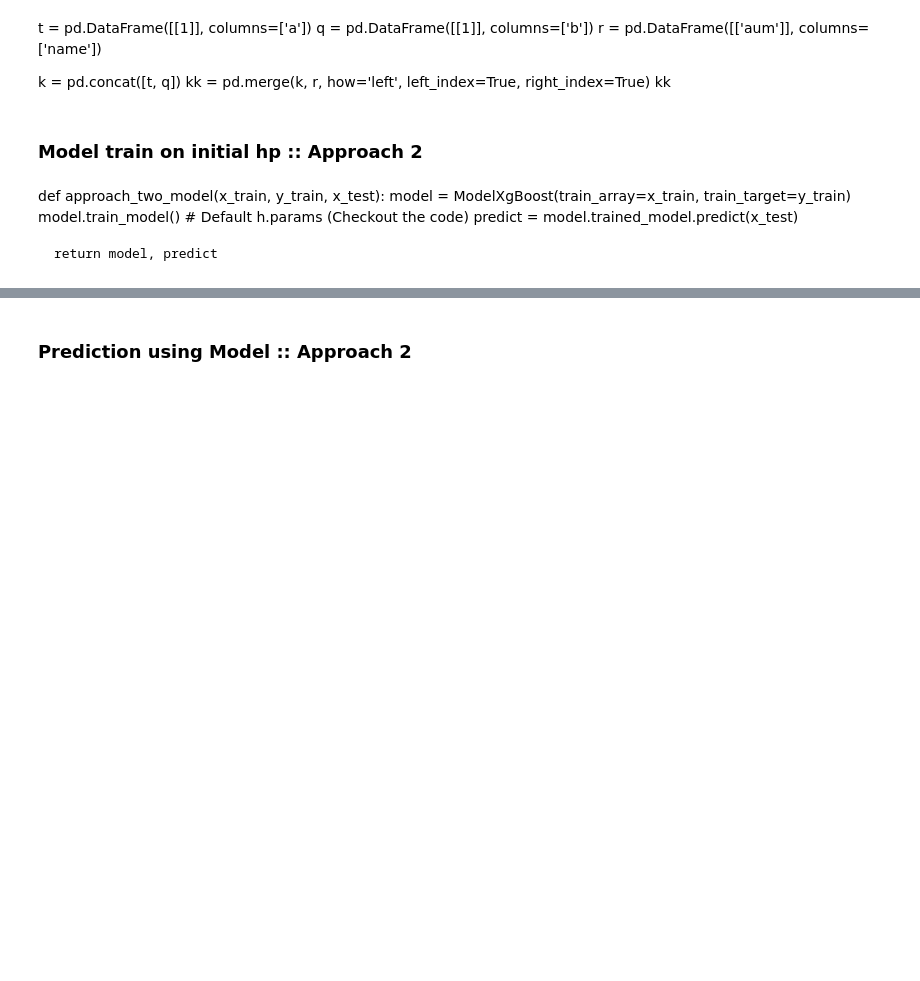
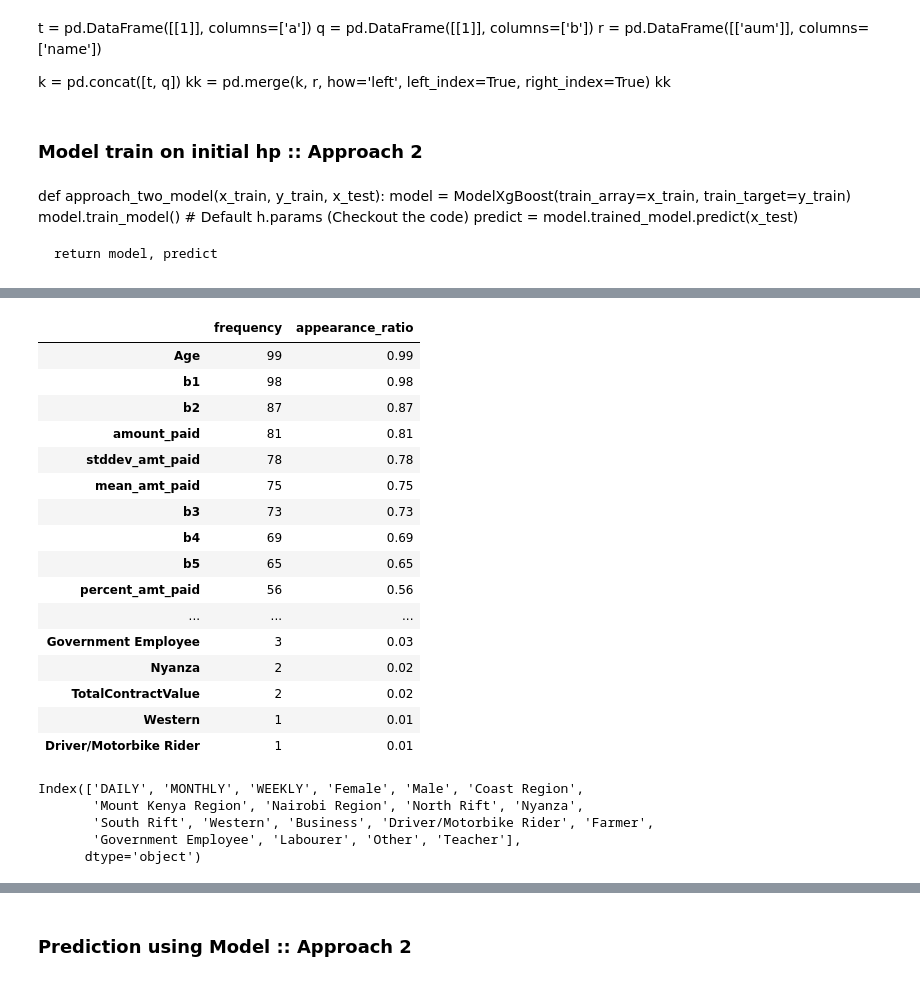
Before and after one commit to AumPandya95/zindi_paygo, a Jupyter notebook: notebooks/models/xgboost_model_approach_2.ipynb, the cells around one changed output, grey strips where cells are left out. Cells and saved outputs as stored; diff of their text form; code cells hidden in the pictures; blank space fills up the shorter version.

```diff
--- a/notebooks/models/xgboost_model_approach_2.ipynb
+++ b/notebooks/models/xgboost_model_approach_2.ipynb
@@ -224,0 +233,28 @@ important_features_df = get_important_feature_scores(feature_corpus=f_i_features
+# %%
+important_features_df
+# %% [output]
+|  | frequency | appearance_ratio |
+| Age | 99 | 0.99 |
+| b1 | 98 | 0.98 |
+| b2 | 87 | 0.87 |
+| amount_paid | 81 | 0.81 |
+| stddev_amt_paid | 78 | 0.78 |
+| mean_amt_paid | 75 | 0.75 |
+| b3 | 73 | 0.73 |
+| b4 | 69 | 0.69 |
+| b5 | 65 | 0.65 |
+| percent_amt_paid | 56 | 0.56 |
+| ... | ... | ... |
+| Government Employee | 3 | 0.03 |
+| Nyanza | 2 | 0.02 |
+| TotalContractValue | 2 | 0.02 |
+| Western | 1 | 0.01 |
+| Driver/Motorbike Rider | 1 | 0.01 |
+# %%
+og_frame, encoded_train, encoder_model = encode_and_drop(train_data, "train", None)
+# %% [output]
+Index(['DAILY', 'MONTHLY', 'WEEKLY', 'Female', 'Male', 'Coast Region',
+       'Mount Kenya Region', 'Nairobi Region', 'North Rift', 'Nyanza',
+       'South Rift', 'Western', 'Business', 'Driver/Motorbike Rider', 'Farmer',
+       'Government Employee', 'Labourer', 'Other', 'Teacher'],
+      dtype='object')
```
Also changed, not shown: parts of 21 cells of this notebook.
